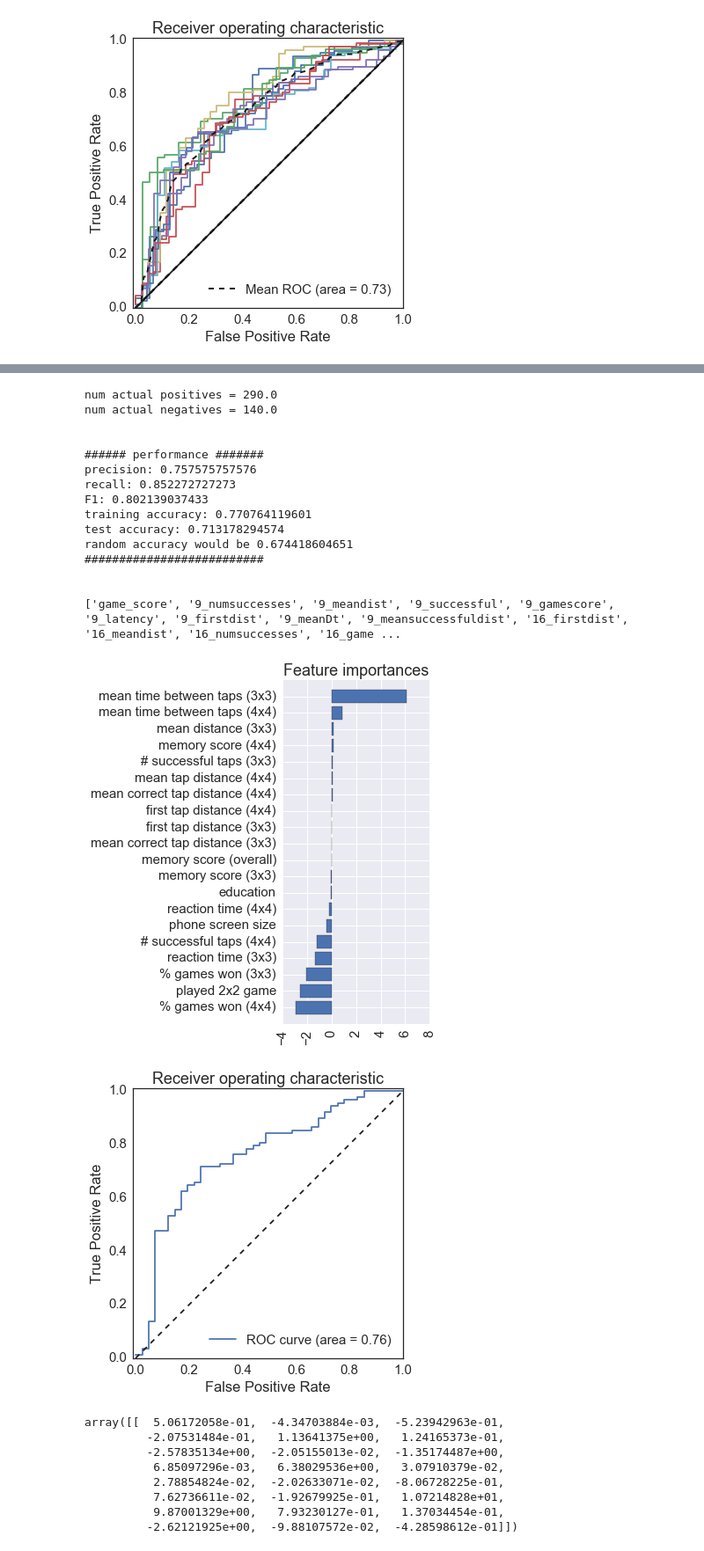
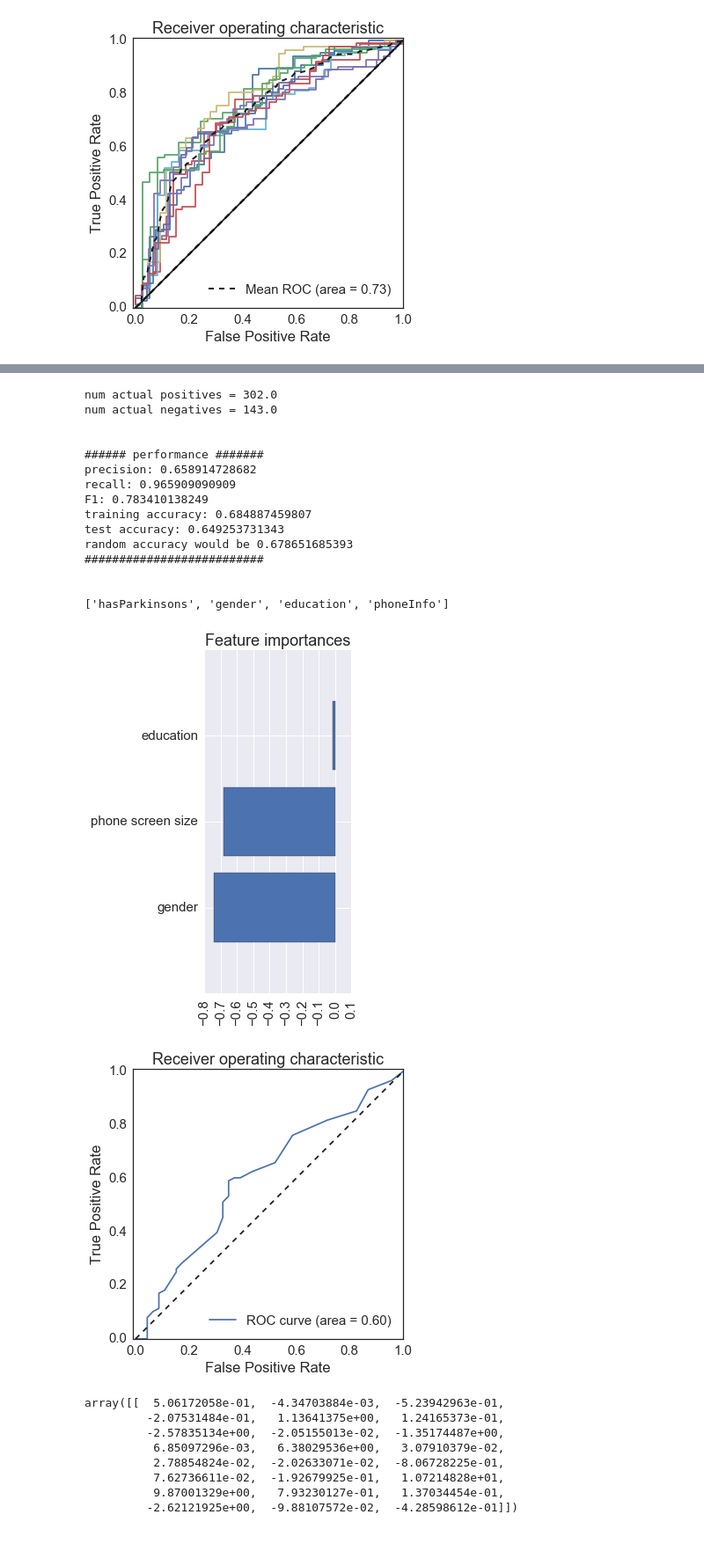
Before and after one commit to mattoby/mpower_memory, a Jupyter notebook: Memory_troubleshooting_ML.ipynb, the cells around one changed output, grey strips where cells are left out. Shown at 88% size. Cells and saved outputs as stored; diff of their text form; code cells hidden in the pictures.

```diff
--- a/Memory_troubleshooting_ML.ipynb
+++ b/Memory_troubleshooting_ML.ipynb
@@ -1180,15 +1270,11 @@ mt.plot_roc_curves_with_mean(y_tests, y_pred_probas)
 # (with other memory features)
 # take only one record per patient to remove duplicates. mean is better, but that's later..
 
-features = fcats['game'] + ['hasParkinsons'] + fcats['demographic'] + fcats['phone'] + ['healthCode']
+features = ['hasParkinsons'] + fcats['demographic'] + fcats['phone'] + ['healthCode']
 features.remove('smartphone')
-features.remove('gender')
+#features.remove('gender')
 features.remove('age')
 featureToMean = ['healthCode']
-features.remove('16_numunsuccesses')
-features.remove('9_numunsuccesses')
-features.remove('game_numGames')
-features.remove('game_numFails')
 MLexcludecols = []
 labelcol = 'hasParkinsons'
 
@@ -1210,20 +1295,20 @@ na rows have been dropped (if there were any)
-num actual positives = 290.0
-num actual negatives = 140.0
+num actual positives = 302.0
+num actual negatives = 143.0
 
 
 ###### performance #######
-precision: 0.757575757576
-recall: 0.852272727273
-F1: 0.802139037433
-training accuracy: 0.770764119601
-test accuracy: 0.713178294574
-random accuracy would be 0.674418604651
+precision: 0.658914728682
+recall: 0.965909090909
+F1: 0.783410138249
+training accuracy: 0.684887459807
+test accuracy: 0.649253731343
+random accuracy would be 0.678651685393
 ##########################
 
 
-['game_score', '9_numsuccesses', '9_meandist', '9_successful', '9_gamescore', '9_latency', '9_firstdist', '9_meanDt', '9_meansuccessfuldist', '16_firstdist', '16_meandist', '16_numsuccesses', '16_game ...
+['hasParkinsons', 'gender', 'education', 'phoneInfo']
-[figure, old version]
+[figure, new version]
-[figure, old version]
+[figure, new version]
 # %%
 model.coef_
 # %% [output]
```
Also changed, not shown: parts of 34 cells of this notebook, 3 other files.
